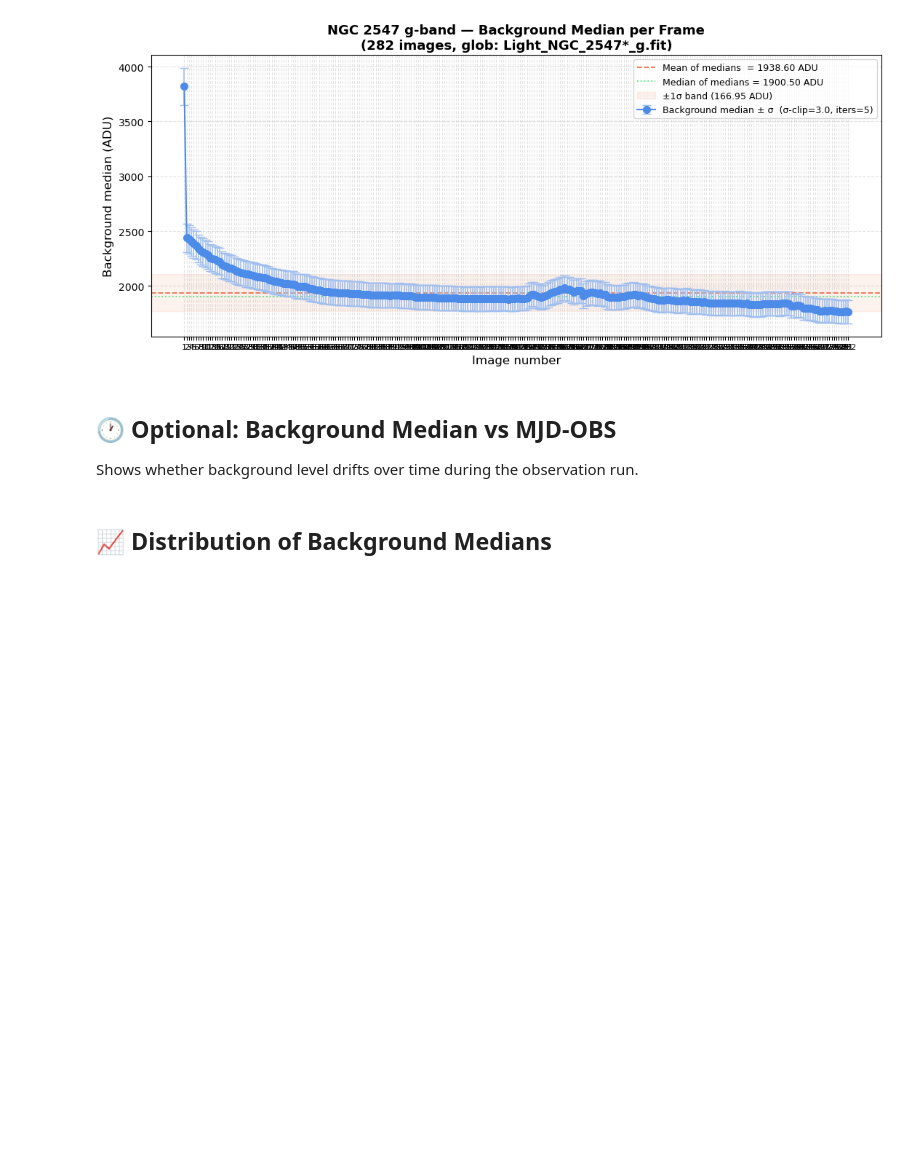
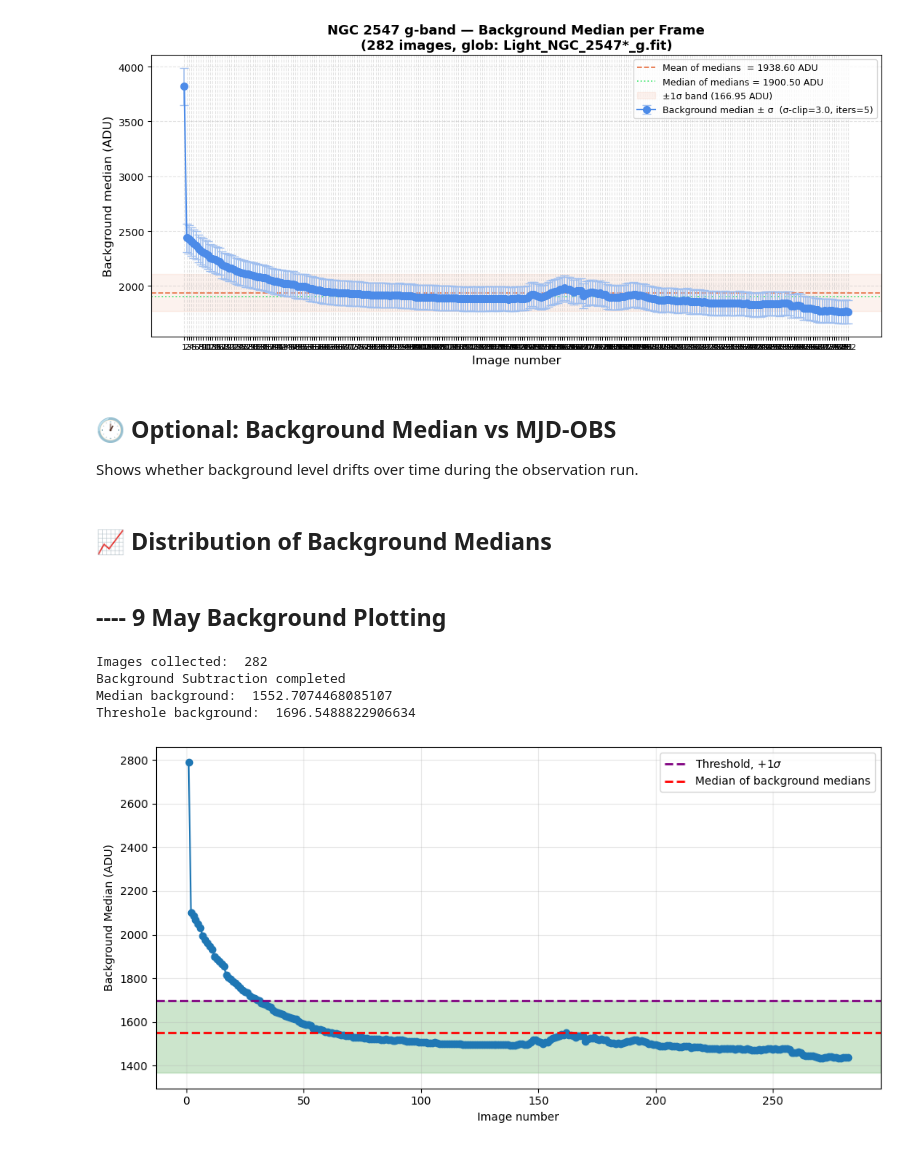
Before and after one commit to Christina1508/ASP3231_Project, a Jupyter notebook: ngc2547_background_median.ipynb, the cells around one changed output. Drawn from its saved outputs; the diff is of its cells as text; code cells hidden in the pictures; blank space fills up the shorter version.

```diff
--- a/ngc2547_background_median.ipynb
+++ b/ngc2547_background_median.ipynb
@@ -250,3 +250,5 @@ if len(bg_medians) >= 3:
     plt.show()
 else:
     print("Need ≥ 3 images for a meaningful histogram.")
+# %% [markdown]
+## ---- 9 May Background Plotting
@@ -252,0 +274,44 @@ else:
+# %%
+fn_name = '*_b.fit'
+dirnm = "NGC_2547_sub/"
+
+# Collate images into scim and go into image path file
+images = ccdproc.ImageFileCollection(dirnm, glob_include=fn_name)
+
+scim = []
+newname = []
+for fn in images.files_filtered():
+    scim.append(CCDData.read(dirnm+fn, unit = "adu"))
+
+    # Update scim with the correct time meta data
+    times = scim[-1].header['DATE-OBS']                                      # Get the time
+    t = Time(times, format='isot', scale='utc')                              # Read the time from UTC format
+    scim[-1].header['MJD-OBS'] = (float(t.mjd), 'MJD')
+
+    # creating new name for automatic alignment later
+    newname.extend(["aa"+fn])
+
+
+print("Images collected: ", len(scim))
+
+bkg_meds = []
+for idk, thisimage in enumerate(scim):
+    # Model the data using a 50x50 box size for smoothing
+    im_bkg = Background2D(scim[idk], 50)
+    # Background updating to array
+    bkg_meds = np.append(bkg_meds, im_bkg.background_median.value)
+
+    # removing background in image
+    scim[idk].data = scim[idk].data - im_bkg.background.value
+print("Background Subtraction completed")
+
+# selecting threshold value to exlude
+med_1sig = np.mean(bkg_meds) + np.std(bkg_meds)
+print("Median background: ",np.mean(bkg_meds))
+print("Threshole background: ", med_1sig)
+# %% [output]
+Images collected:  282
+Background Subtraction completed
+Median background:  1552.7074468085107
+Threshole background:  1696.5488822906634
+[figure, added]
```
Also changed, not shown: parts of 4 cells of this notebook, 17 other files.
